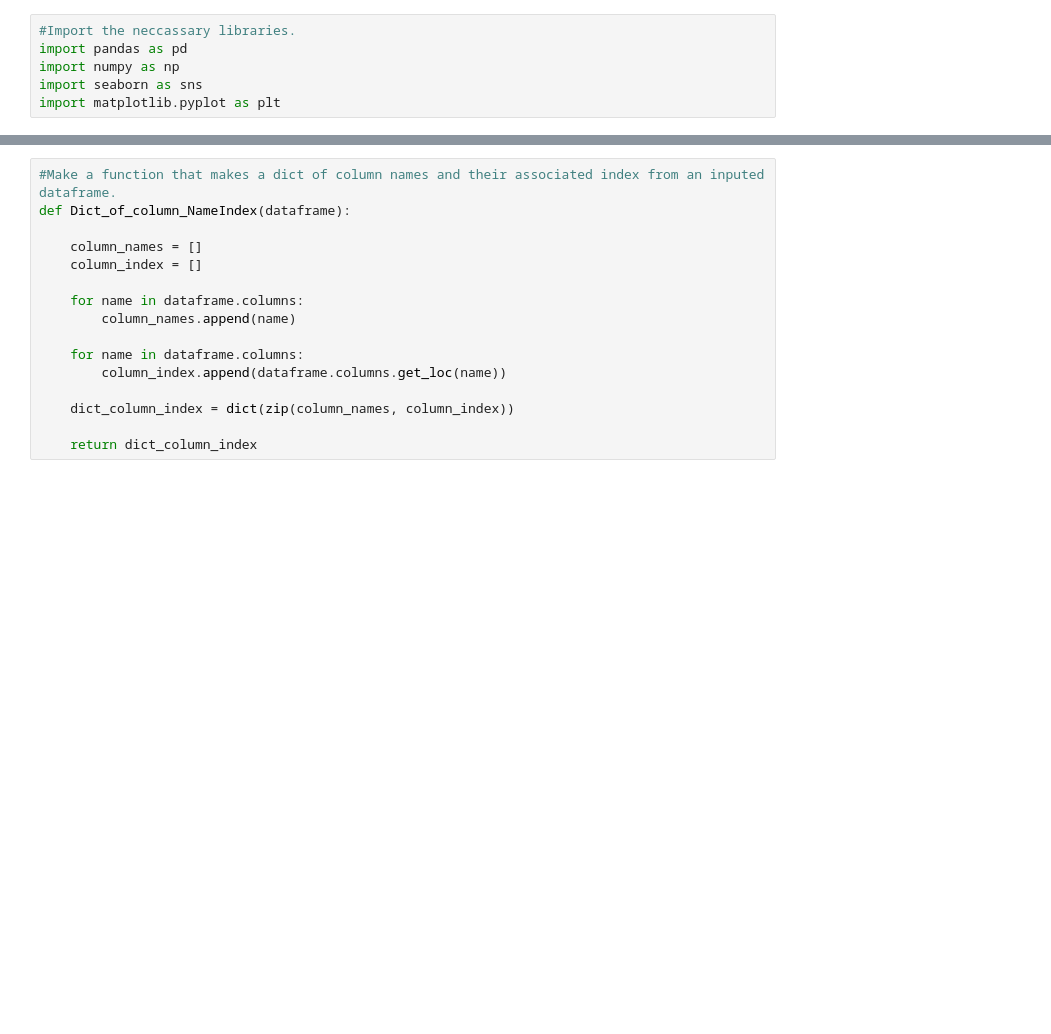
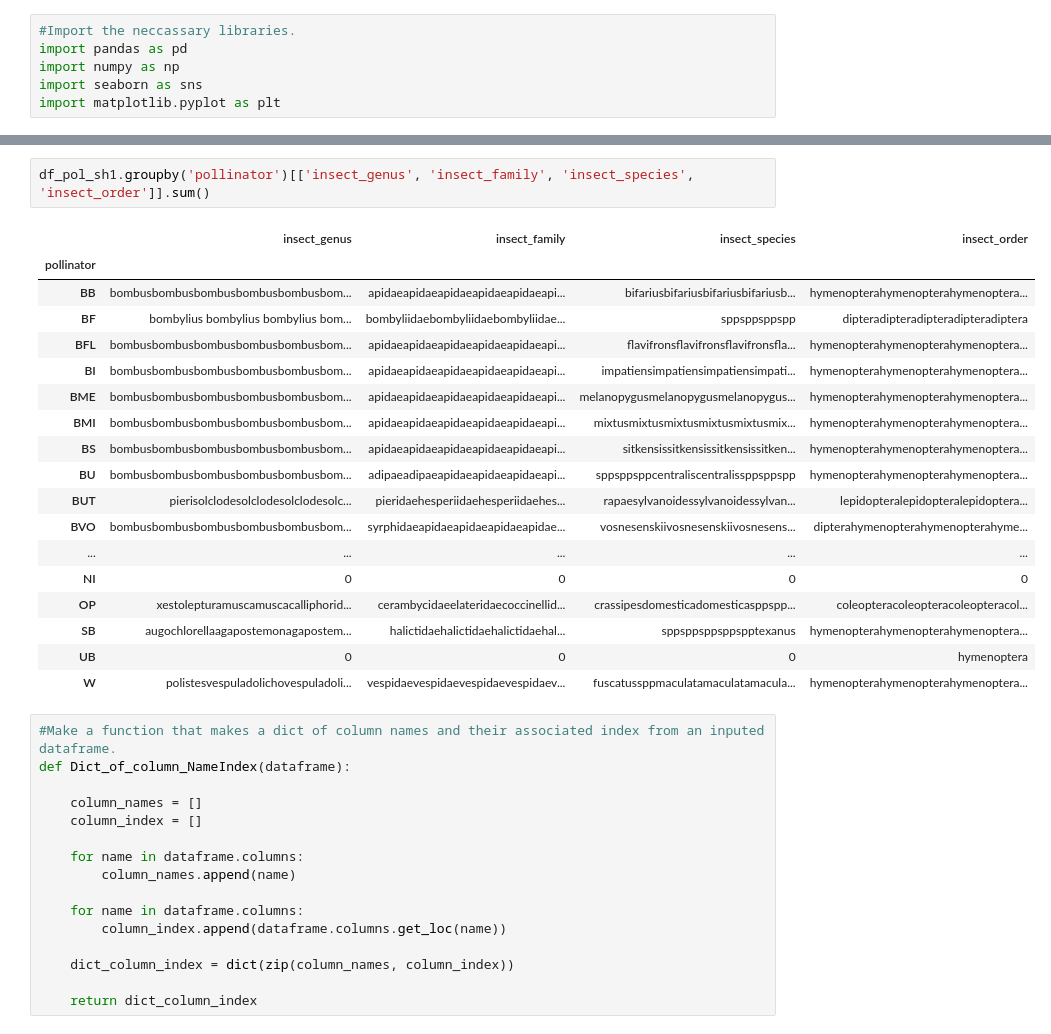
Before and after one commit to lizard777/CPSC_3430_project, a Jupyter notebook: Group_Project.ipynb, the cells around one changed output, grey strips where cells are left out. Cells and saved outputs as stored; diff of their text form; blank space fills up the shorter version.

```diff
--- a/Group_Project.ipynb
+++ b/Group_Project.ipynb
@@ -33,3 +59,24 @@ df_pol_sh1
+# %%
+df_pol_sh1.groupby('pollinator')[['insect_genus', 'insect_family', 'insect_species', 'insect_order']].sum()
+# %% [output]
+|  | insect_genus | insect_family | insect_species | insect_order |
+| pollinator |  |  |  |  |
+| BB | bombusbombusbombusbombusbombusbom... | apidaeapidaeapidaeapidaeapidaeapi... | bifariusbifariusbifariusbifariusb... | hymenopterahymenopterahymenoptera... |
+| BF | bombylius bombylius bombylius bom... | bombyliidaebombyliidaebombyliidae... | sppsppsppspp | dipteradipteradipteradipteradiptera |
+| BFL | bombusbombusbombusbombusbombusbom... | apidaeapidaeapidaeapidaeapidaeapi... | flavifronsflavifronsflavifronsfla... | hymenopterahymenopterahymenoptera... |
+| BI | bombusbombusbombusbombusbombusbom... | apidaeapidaeapidaeapidaeapidaeapi... | impatiensimpatiensimpatiensimpati... | hymenopterahymenopterahymenoptera... |
+| BME | bombusbombusbombusbombusbombusbom... | apidaeapidaeapidaeapidaeapidaeapi... | melanopygusmelanopygusmelanopygus... | hymenopterahymenopterahymenoptera... |
+| BMI | bombusbombusbombusbombusbombusbom... | apidaeapidaeapidaeapidaeapidaeapi... | mixtusmixtusmixtusmixtusmixtusmix... | hymenopterahymenopterahymenoptera... |
+| BS | bombusbombusbombusbombusbombusbom... | apidaeapidaeapidaeapidaeapidaeapi... | sitkensissitkensissitkensissitken... | hymenopterahymenopterahymenoptera... |
+| BU | bombusbombusbombusbombusbombusbom... | adipaeadipaeapidaeapidaeapidaeapi... | sppsppsppcentraliscentralissppsppspp | hymenopterahymenopterahymenoptera... |
+| BUT | pierisolclodesolclodesolclodesolc... | pieridaehesperiidaehesperiidaehes... | rapaesylvanoidessylvanoidessylvan... | lepidopteralepidopteralepidoptera... |
+| BVO | bombusbombusbombusbombusbombusbom... | syrphidaeapidaeapidaeapidaeapidae... | vosnesenskiivosnesenskiivosnesens... | dipterahymenopterahymenopterahyme... |
+| ... | ... | ... | ... | ... |
+| NI | 0 | 0 | 0 | 0 |
+| OP | xestolepturamuscamuscacalliphorid... | cerambycidaeelateridaecoccinellid... | crassipesdomesticadomesticasppspp... | coleopteracoleopteracoleopteracol... |
+| SB | augochlorellaagapostemonagapostem... | halictidaehalictidaehalictidaehal... | sppsppsppsppspptexanus | hymenopterahymenopterahymenoptera... |
+| UB | 0 | 0 | 0 | hymenoptera |
+| W | polistesvespuladolichovespuladoli... | vespidaevespidaevespidaevespidaev... | fuscatussppmaculatamaculatamacula... | hymenopterahymenopterahymenoptera... |
 # %%
 #Make a function that makes a dict of column names and their associated index from an inputed dataframe.
 def Dict_of_column_NameIndex(dataframe):
```
Also changed, not shown: parts of 24 cells of this notebook, 1 other file.
